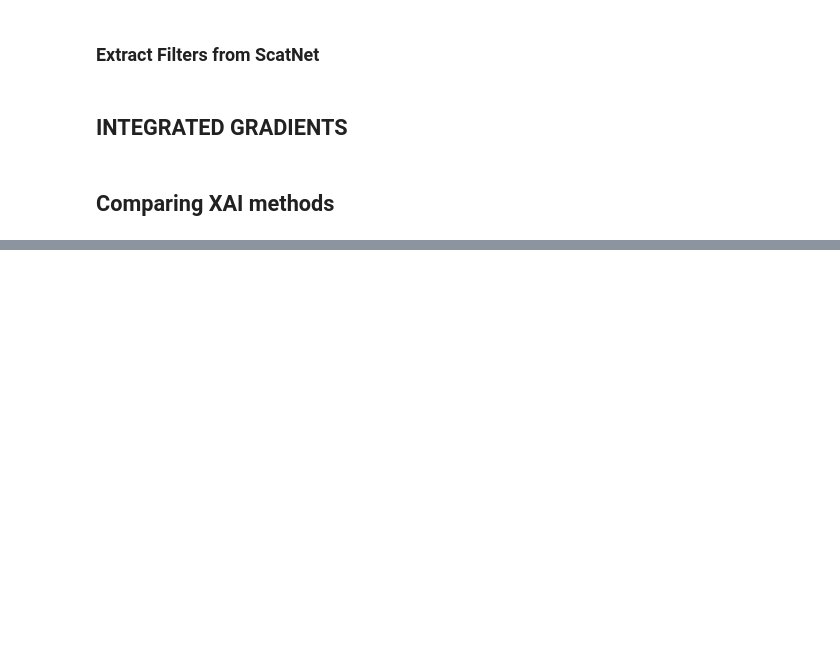
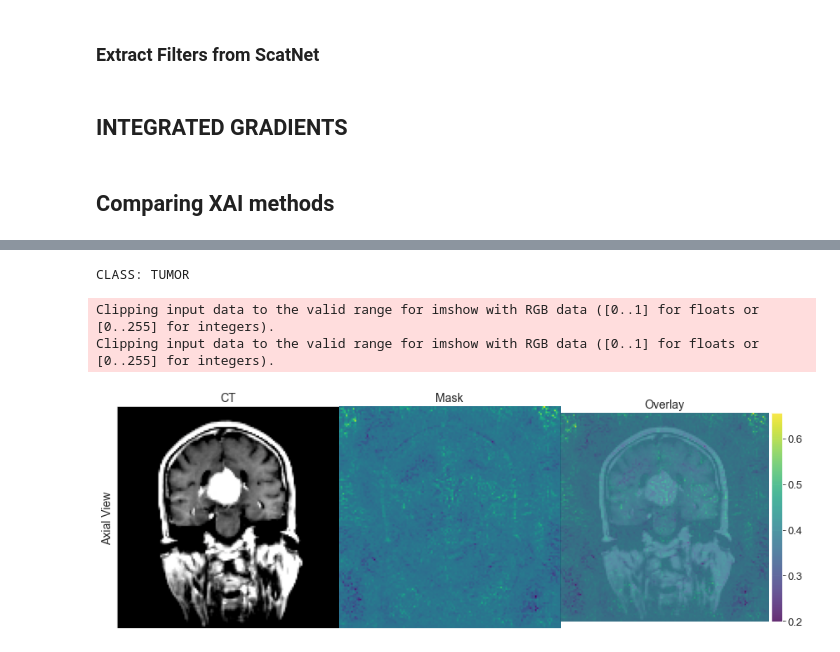
Before and after one commit to ChiaraSolito/XAIandVisual, a Jupyter notebook: experiments.ipynb, the cells around one changed output, grey strips where cells are left out. Saved outputs shown, nothing was run; the diff lists cells and outputs as text; code cells hidden in the pictures; blank space fills up the shorter version.

```diff
--- a/experiments.ipynb
+++ b/experiments.ipynb
@@ -336,4 +334,12 @@ ig_captum(original_img, transformed_img, model, baseline, n_alpha)
 # %%
 # MAIN SCATNET INTEGRATED GRADIENTS
 
-ig_captum(original_img, transformed_img, model, baseline, n_alpha)
+model = model_ScatNet
+
+print(f'CLASS: {"NO TUMOR" if torch.argmax(model(transformed_img)) == 1 else "TUMOR"}')
+ig_captum(transformed_img, model, baseline, n_alpha)
+# %% [output]
+CLASS: TUMOR
+Clipping input data to the valid range for imshow with RGB data ([0..1] for floats or [0..255] for integers).
+Clipping input data to the valid range for imshow with RGB data ([0..1] for floats or [0..255] for integers).
+[figure, added]
```
Also changed, not shown: parts of 5 cells of this notebook.
